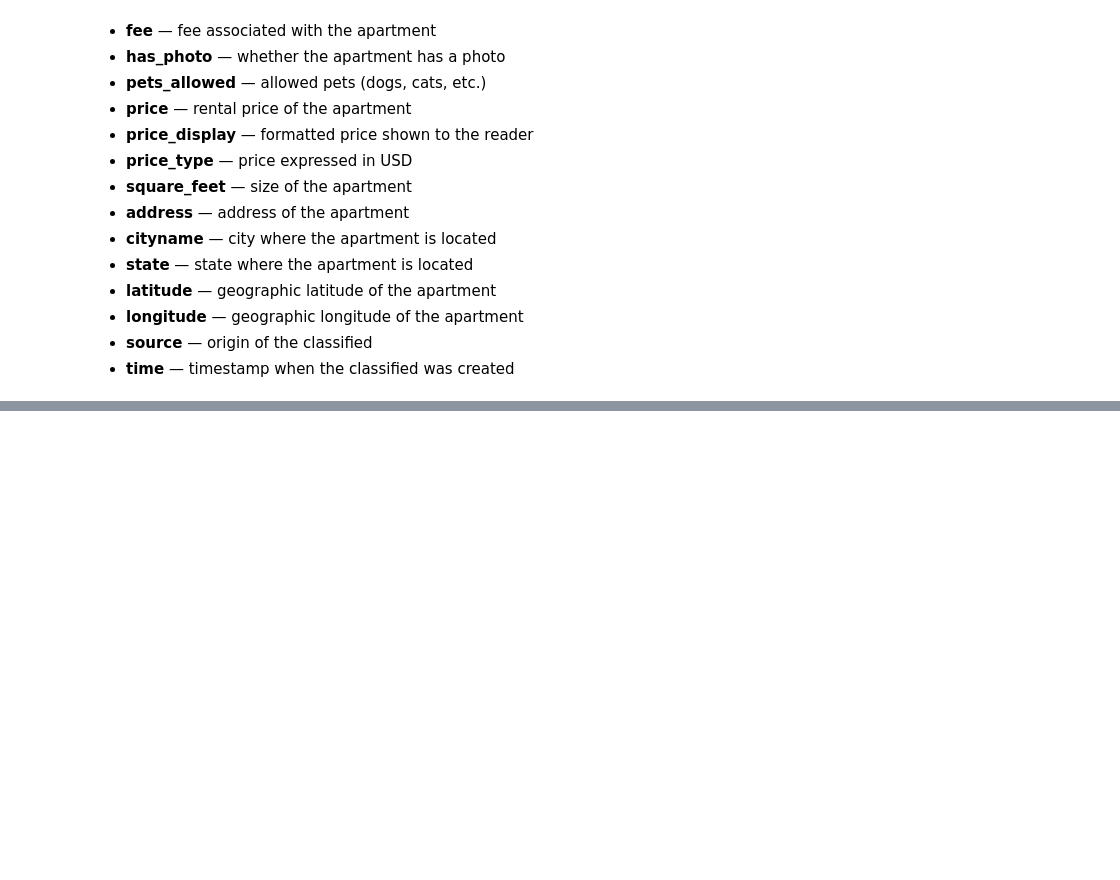
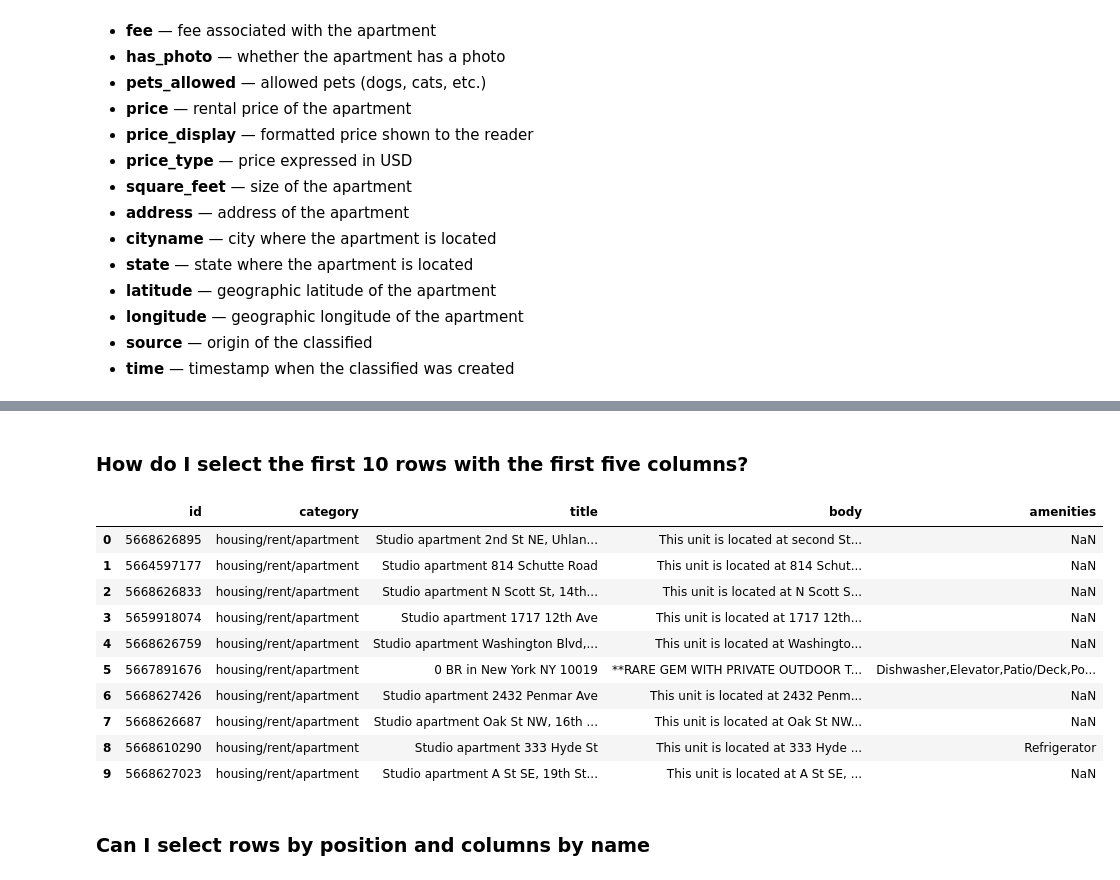
Before and after one commit to datagus/dataviz_master, a Jupyter notebook: notebooks/week_05_handson_pandas.ipynb, the cells around one changed output, grey strips where cells are left out. Cells and saved outputs as stored; diff of their text form; code cells hidden in the pictures; blank space fills up the shorter version.

```diff
--- a/notebooks/week_05_handson_pandas.ipynb
+++ b/notebooks/week_05_handson_pandas.ipynb
@@ -40,0 +201,18 @@ source: https://archive.ics.uci.edu/dataset/555/apartment+for+rent+classified
+# %% [markdown]
+### How do I select the first 10 rows with the first five columns?
+# %%
+df.iloc[:10, :5]
+# %% [output]
+|  | id | category | title | body | amenities |
+| 0 | 5668626895 | housing/rent/apartment | Studio apartment 2nd St NE, Uhlan... | This unit is located at second St... | NaN |
+| 1 | 5664597177 | housing/rent/apartment | Studio apartment 814 Schutte Road | This unit is located at 814 Schut... | NaN |
+| 2 | 5668626833 | housing/rent/apartment | Studio apartment N Scott St, 14th... | This unit is located at N Scott S... | NaN |
+| 3 | 5659918074 | housing/rent/apartment | Studio apartment 1717 12th Ave | This unit is located at 1717 12th... | NaN |
+| 4 | 5668626759 | housing/rent/apartment | Studio apartment Washington Blvd,... | This unit is located at Washingto... | NaN |
+| 5 | 5667891676 | housing/rent/apartment | 0 BR in New York NY 10019 | **RARE GEM WITH PRIVATE OUTDOOR T... | Dishwasher,Elevator,Patio/Deck,Po... |
+| 6 | 5668627426 | housing/rent/apartment | Studio apartment 2432 Penmar Ave | This unit is located at 2432 Penm... | NaN |
+| 7 | 5668626687 | housing/rent/apartment | Studio apartment Oak St NW, 16th ... | This unit is located at Oak St NW... | NaN |
+| 8 | 5668610290 | housing/rent/apartment | Studio apartment 333 Hyde St | This unit is located at 333 Hyde ... | Refrigerator |
+| 9 | 5668627023 | housing/rent/apartment | Studio apartment A St SE, 19th St... | This unit is located at A St SE, ... | NaN |
+# %% [markdown]
+### Can I select rows by position and columns by name
```
Also changed, not shown: parts of 66 cells of this notebook.
